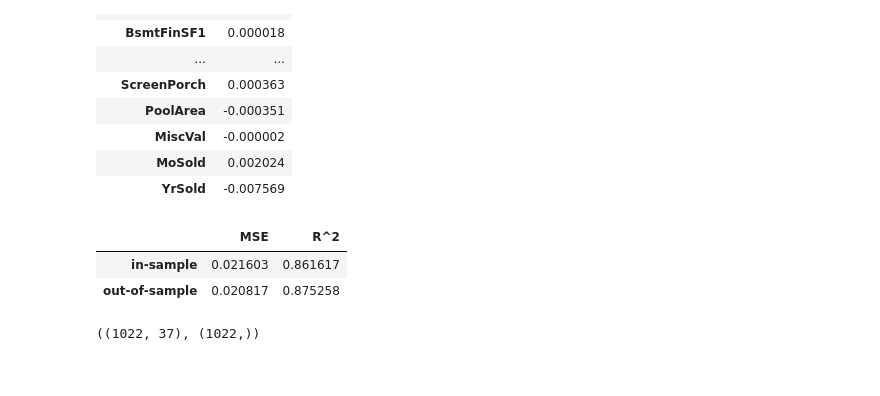
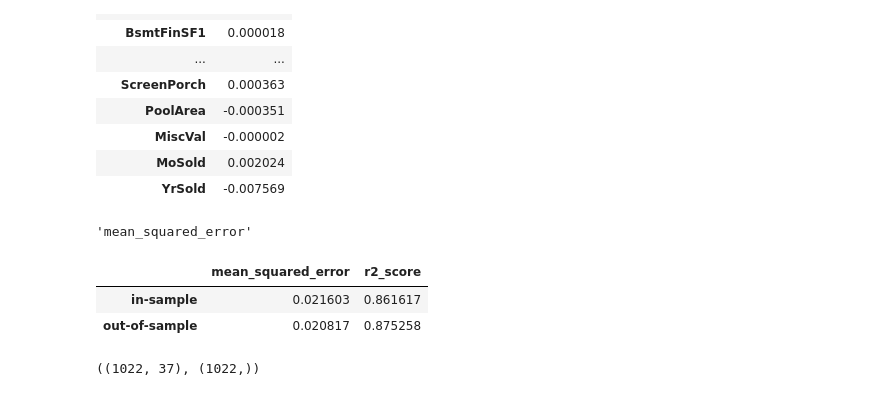
Before and after one commit to 10258392511/MLFIProjects, a Jupyter notebook: LinearRegression/Project1 - Template.ipynb, the cells around one changed output. Drawn from its saved outputs; the diff is of its cells as text; code cells hidden in the pictures.

```diff
--- a/LinearRegression/Project1 - Template.ipynb
+++ b/LinearRegression/Project1 - Template.ipynb
@@ -165,7 +173,7 @@ X_all.shape, y_all.shape
 categorical_tfm = Pipeline(
     [
         ("na_imputer", SimpleImputer(strategy="constant", fill_value="NA")),
-        ("one_hot_encoder", OneHotEncoder())
+        ("one_hot_encoder", OneHotEncoder(handle_unknown="ignore")),  # Handling unknown categories during test time
     ]
 )
 col_tfm = ColumnTransformer(
@@ -260,11 +268,11 @@ X_train_numerical.shape, y_train.shape, X_test_numerical.shape, y_test.shape
 # %% [output]
 ((1022, 36), (1022,), (438, 36), (438,))
 # %%
-def create_pipeline(model):
+def create_pipeline(model: BaseEstimator):
     categorical_tfm = Pipeline(
         [
             ("na_imputer", SimpleImputer(strategy="constant", fill_value="NA")),
-            ("one_hot_encoder", OneHotEncoder())
+            ("one_hot_encoder", OneHotEncoder(handle_unknown="ignore"))
         ]
     )
     col_tfm = ColumnTransformer(
@@ -369,18 +377,34 @@ beta_hats_df
 | MiscVal | -0.000002 |
 | MoSold | 0.002024 |
 | YrSold | -0.007569 |
+# %%
+mean_squared_error.__name__
+# %% [output]
+'mean_squared_error'
 # %%
 #Compare the in-sample and out-of-sample Mean Squared Error (MSE) and R^2 of your linear regression model.
-y_pred_train = lr_pipeline.predict(X_train_numerical)
-y_pred_test = lr_pipeline.predict(X_test_numerical)
-metrics_dict = defaultdict(list)
-for y_pred_iter, y_iter in zip([y_pred_train, y_pred_test], [y_train, y_test]):
-    metrics_dict["MSE"].append(mean_squared_error(y_iter, y_pred_iter))
-    metrics_dict["R^2"].append(r2_score(y_iter, y_pred_iter))
-metrics_df = pd.DataFrame(metrics_dict, index=["in-sample", "out-of-sample"])
+def compute_metrics(metric_funcs: List[Callable], model: BaseEstimator, X_train, y_train, X_test, y_test):
+    y_pred_train = model.predict(X_train)
+    y_pred_test = model.predict(X_test)
+    metrics_dict = defaultdict(list)
+    for y_pred_iter, y_iter in zip([y_pred_train, y_pred_test], [y_train, y_test]):
+        for metric_func in metric_funcs:
+            metrics_dict[metric_func.__name__].append(metric_func(y_iter, y_pred_iter))
+    metrics_df = pd.DataFrame(metrics_dict, index=["in-sample", "out-of-sample"])
+
+    return metrics_df
+
+metrics_df = compute_metrics(
+    [mean_squared_error, r2_score],
+    lr_pipeline,
+    X_train_numerical,
+    y_train,
+    X_test_numerical,
+    y_test
+)
 metrics_df
 # %% [output]
-|  | MSE | R^2 |
+|  | mean_squared_error | r2_score |
 | in-sample | 0.021603 | 0.861617 |
 | out-of-sample | 0.020817 | 0.875258 |
 # %%
```
Also changed, not shown: parts of 47 cells of this notebook, 1 other file.
